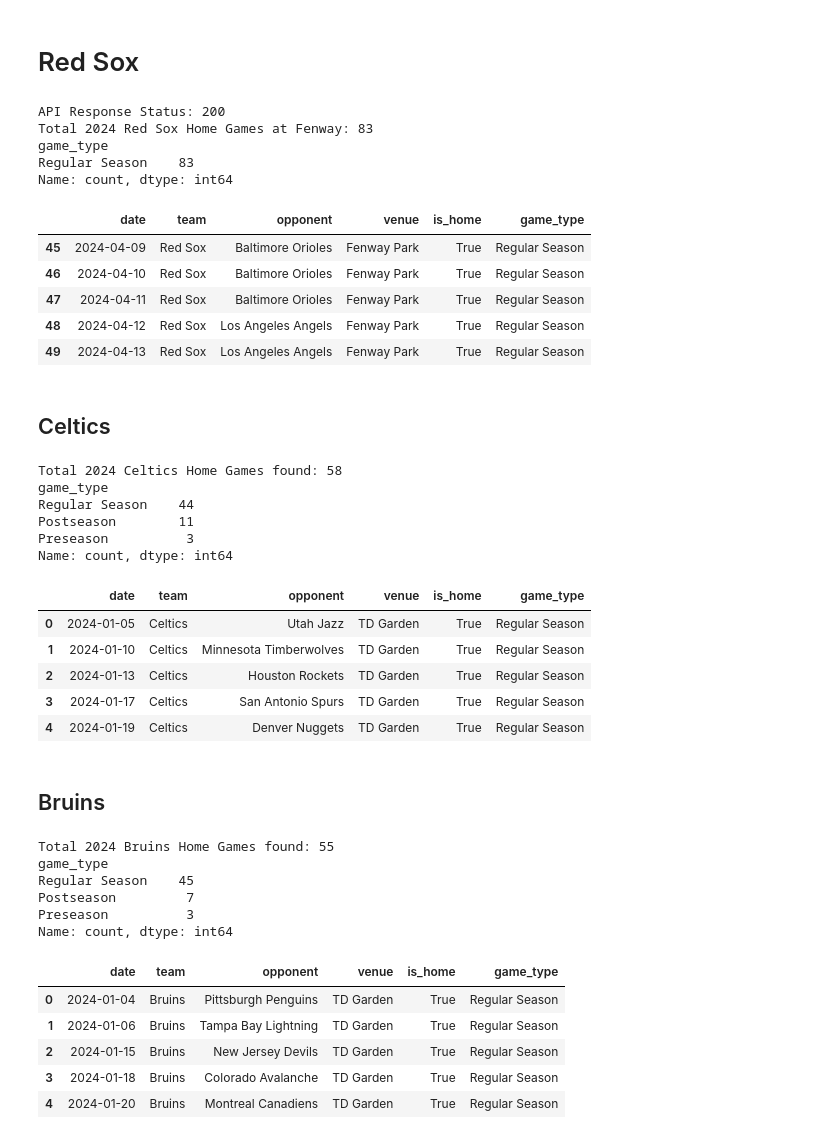
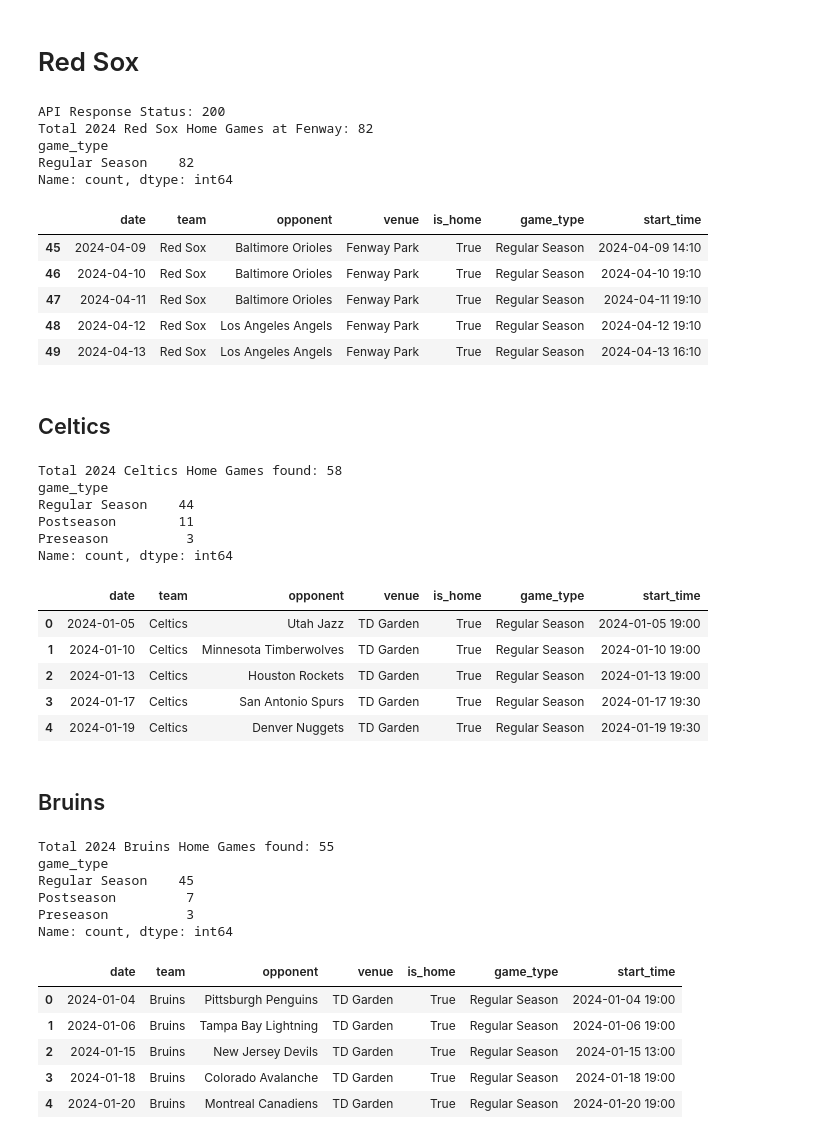
Before and after one commit to sethculberson/cs506-project, a Jupyter notebook: scraping-boston-sports.ipynb, the cells around one changed output. Drawn from its saved outputs; the diff is of its cells as text; code cells hidden in the pictures.

```diff
--- a/scraping-boston-sports.ipynb
+++ b/scraping-boston-sports.ipynb
@@ -35,6 +35,8 @@ if response.status_code == 200:
     for date_item in data.get('dates', []):
         game_date = date_item['date']
         for game in date_item.get('games', []):
+            if game.get('status', {}).get('detailedState') in ('Postponed', 'Cancelled'):
+                continue
             teams = game.get('teams', {})
             home_team = teams.get('home', {}).get('team', {}).get('name')
             away_team = teams.get('away', {}).get('team', {}).get('name')
@@ -55,41 +57,42 @@ if response.status_code == 200:
                 'opponent': opponent,
                 'venue': venue_name,
                 'is_home': is_home,
                 'game_type': game_type,
+                'start_time': pd.to_datetime(game['gameDate']).tz_convert('America/New_York').strftime('%Y-%m-%d %H:%M'),
             })
 
     redsox_df = pd.DataFrame(games_list)
 
     # Filter for home games at Fenway Park
     # Note: Spring Training home games are played in Fort Myers, FL (JetBlue Park)
     # Filtering by venue == 'Fenway Park'
     redsox_home = redsox_df[
         (redsox_df['is_home']) & (redsox_df['venue'] == 'Fenway Park')
     ].copy()
 
     print(f"Total 2024 Red Sox Home Games at Fenway: {len(redsox_home)}")
     print(redsox_home['game_type'].value_counts())
 
     # Create data directory
     os.makedirs('data', exist_ok=True)
 
     # Save to CSV
     redsox_home.to_csv('data/redsox_2024_home_games.csv', index=False)
     display(redsox_home.head())
 else:
     print('Failed to pull from MLB API.')
 # %% [output]
 API Response Status: 200
-Total 2024 Red Sox Home Games at Fenway: 83
+Total 2024 Red Sox Home Games at Fenway: 82
 game_type
-Regular Season    83
+Regular Season    82
 Name: count, dtype: int64
-|  | date | team | opponent | venue | is_home | game_type |
-| 45 | 2024-04-09 | Red Sox | Baltimore Orioles | Fenway Park | True | Regular Season |
-| 46 | 2024-04-10 | Red Sox | Baltimore Orioles | Fenway Park | True | Regular Season |
-| 47 | 2024-04-11 | Red Sox | Baltimore Orioles | Fenway Park | True | Regular Season |
-| 48 | 2024-04-12 | Red Sox | Los Angeles Angels | Fenway Park | True | Regular Season |
-| 49 | 2024-04-13 | Red Sox | Los Angeles Angels | Fenway Park | True | Regular Season |
+|  | date | team | opponent | venue | is_home | game_type | start_time |
+| 45 | 2024-04-09 | Red Sox | Baltimore Orioles | Fenway Park | True | Regular Season | 2024-04-09 14:10 |
+| 46 | 2024-04-10 | Red Sox | Baltimore Orioles | Fenway Park | True | Regular Season | 2024-04-10 19:10 |
+| 47 | 2024-04-11 | Red Sox | Baltimore Orioles | Fenway Park | True | Regular Season | 2024-04-11 19:10 |
+| 48 | 2024-04-12 | Red Sox | Los Angeles Angels | Fenway Park | True | Regular Season | 2024-04-12 19:10 |
+| 49 | 2024-04-13 | Red Sox | Los Angeles Angels | Fenway Park | True | Regular Season | 2024-04-13 16:10 |
 # %% [markdown]
 ## Celtics
 # %%
@@ -140,6 +143,7 @@ def get_celtics_schedule(season_year):
                 'venue': 'TD Garden' if is_home else 'Away',
                 'is_home': is_home,
                 'game_type': st_name,
+                'start_time': local_time.strftime('%Y-%m-%d %H:%M'),
             })
 
     return games
@@ -175,12 +179,12 @@ Regular Season    44
 Postseason        11
 Preseason          3
 Name: count, dtype: int64
-|  | date | team | opponent | venue | is_home | game_type |
-| 0 | 2024-01-05 | Celtics | Utah Jazz | TD Garden | True | Regular Season |
-| 1 | 2024-01-10 | Celtics | Minnesota Timberwolves | TD Garden | True | Regular Season |
-| 2 | 2024-01-13 | Celtics | Houston Rockets | TD Garden | True | Regular Season |
-| 3 | 2024-01-17 | Celtics | San Antonio Spurs | TD Garden | True | Regular Season |
-| 4 | 2024-01-19 | Celtics | Denver Nuggets | TD Garden | True | Regular Season |
+|  | date | team | opponent | venue | is_home | game_type | start_time |
+| 0 | 2024-01-05 | Celtics | Utah Jazz | TD Garden | True | Regular Season | 2024-01-05 19:00 |
+| 1 | 2024-01-10 | Celtics | Minnesota Timberwolves | TD Garden | True | Regular Season | 2024-01-10 19:00 |
+| 2 | 2024-01-13 | Celtics | Houston Rockets | TD Garden | True | Regular Season | 2024-01-13 19:00 |
+| 3 | 2024-01-17 | Celtics | San Antonio Spurs | TD Garden | True | Regular Season | 2024-01-17 19:30 |
+| 4 | 2024-01-19 | Celtics | Denver Nuggets | TD Garden | True | Regular Season | 2024-01-19 19:30 |
 # %% [markdown]
 ## Bruins
 # %%
@@ -223,7 +227,8 @@ def get_bruins_schedule(season_year):
                 'opponent': opponent,
                 'venue': 'TD Garden' if is_home else 'Away',
                 'is_home': is_home,
-                'game_type': st_name
+                'game_type': st_name,
+                'start_time': local_time.strftime('%Y-%m-%d %H:%M'),
             })
 
     return games
@@ -253,9 +258,9 @@ Regular Season    45
 Postseason         7
 Preseason          3
 Name: count, dtype: int64
-|  | date | team | opponent | venue | is_home | game_type |
-| 0 | 2024-01-04 | Bruins | Pittsburgh Penguins | TD Garden | True | Regular Season |
-| 1 | 2024-01-06 | Bruins | Tampa Bay Lightning | TD Garden | True | Regular Season |
-| 2 | 2024-01-15 | Bruins | New Jersey Devils | TD Garden | True | Regular Season |
-| 3 | 2024-01-18 | Bruins | Colorado Avalanche | TD Garden | True | Regular Season |
-| 4 | 2024-01-20 | Bruins | Montreal Canadiens | TD Garden | True | Regular Season |
+|  | date | team | opponent | venue | is_home | game_type | start_time |
+| 0 | 2024-01-04 | Bruins | Pittsburgh Penguins | TD Garden | True | Regular Season | 2024-01-04 19:00 |
+| 1 | 2024-01-06 | Bruins | Tampa Bay Lightning | TD Garden | True | Regular Season | 2024-01-06 19:00 |
+| 2 | 2024-01-15 | Bruins | New Jersey Devils | TD Garden | True | Regular Season | 2024-01-15 13:00 |
+| 3 | 2024-01-18 | Bruins | Colorado Avalanche | TD Garden | True | Regular Season | 2024-01-18 19:00 |
+| 4 | 2024-01-20 | Bruins | Montreal Canadiens | TD Garden | True | Regular Season | 2024-01-20 19:00 |
```
Also changed, not shown: 2 other files.
